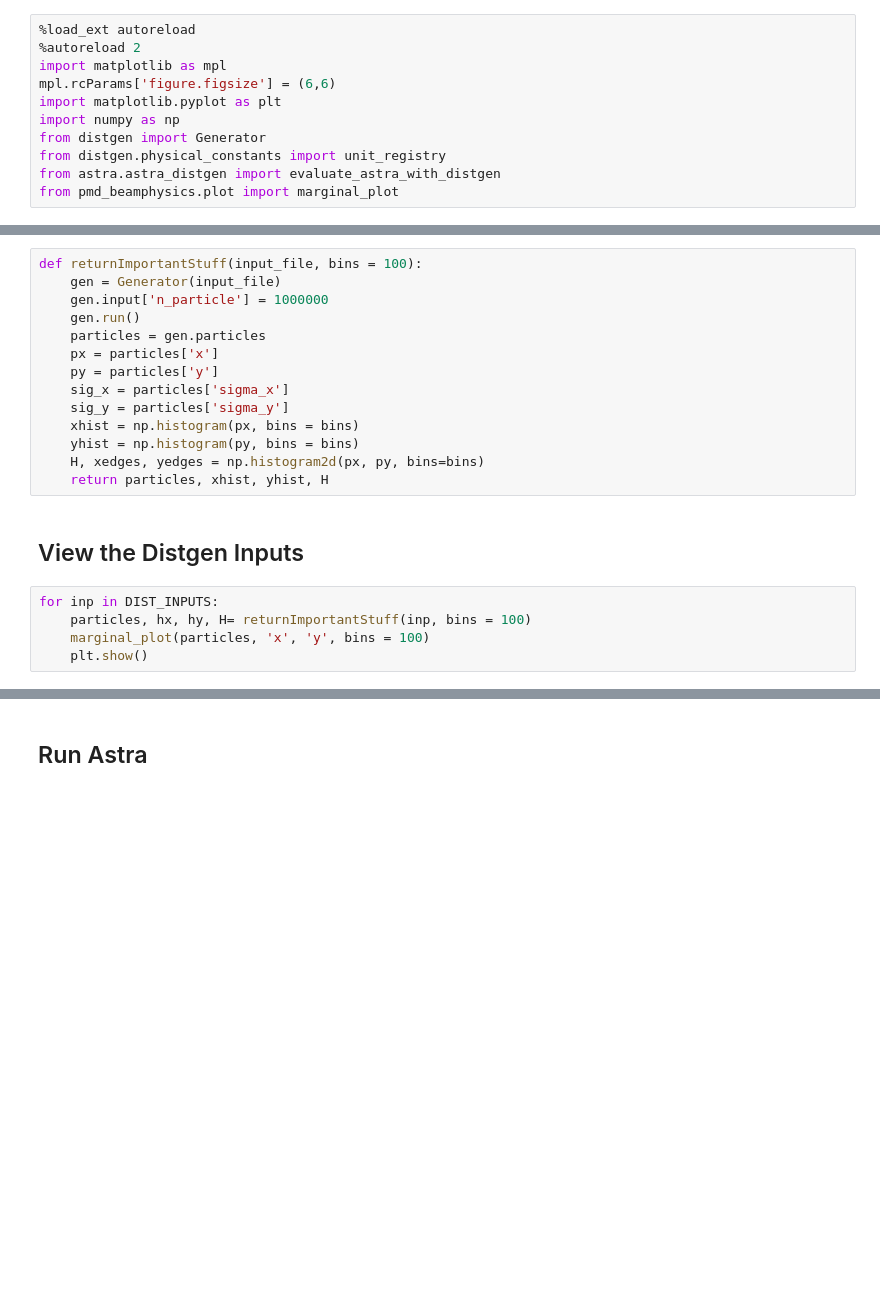
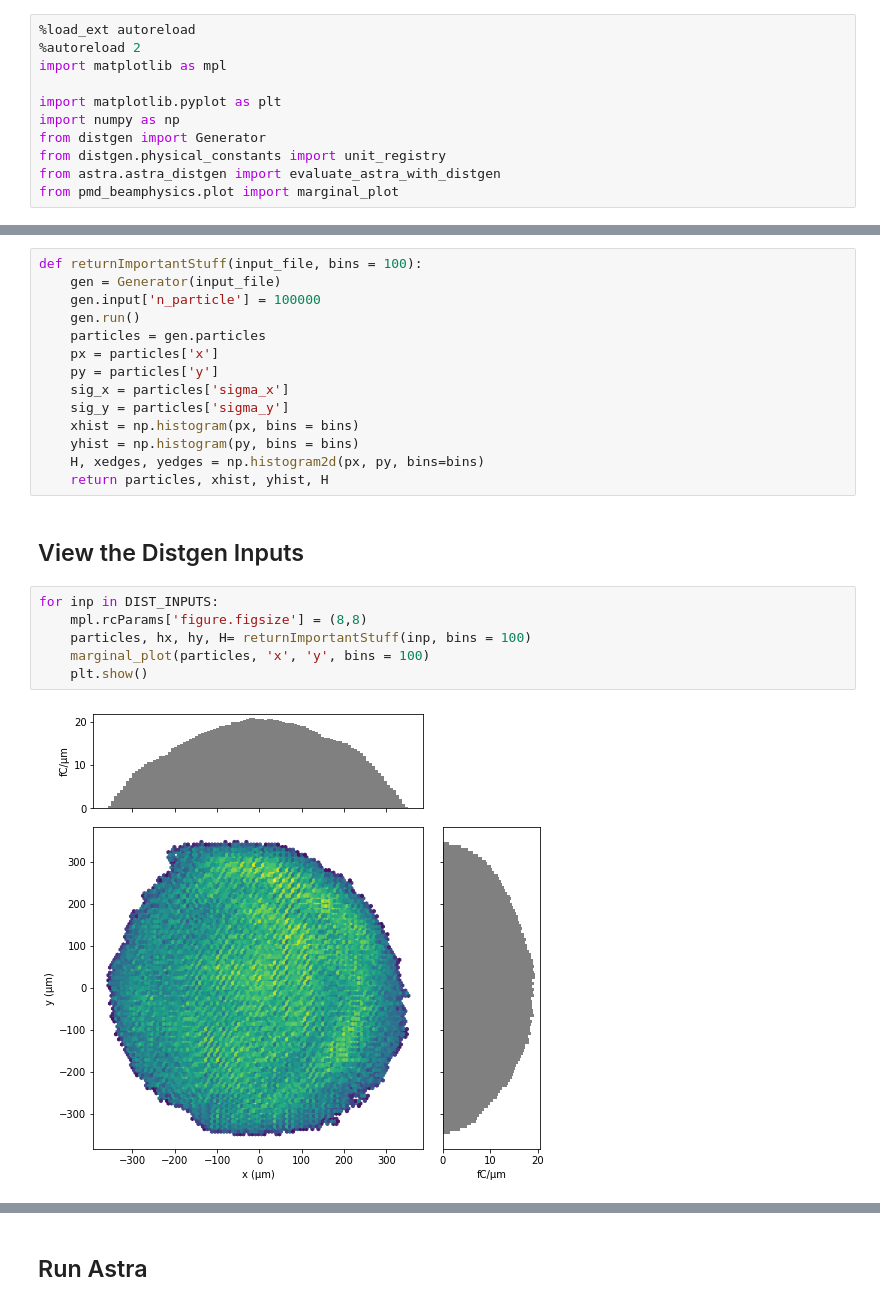
Before and after one commit to slaclab/lcls-sc-inj-surrogate, a Jupyter notebook: paper/AstraParticleInputShapeCompare.ipynb, the cells around one changed output, grey strips where cells are left out. Cells and saved outputs as stored; diff of their text form; blank space fills up the shorter version.

```diff
--- a/paper/AstraParticleInputShapeCompare.ipynb
+++ b/paper/AstraParticleInputShapeCompare.ipynb
@@ -2,7 +2,7 @@
 %load_ext autoreload
 %autoreload 2
 import matplotlib as mpl
-mpl.rcParams['figure.figsize'] = (6,6)
+
 import matplotlib.pyplot as plt
 import numpy as np
 from distgen import Generator
@@ -21,7 +21,7 @@ DIST_INPUTS = [VCC_IN, VCC_FILTERED_IN, SUPERG_IN, RMAX_IN, CIRC]
 # %%
 def returnImportantStuff(input_file, bins = 100):
     gen = Generator(input_file)
-    gen.input['n_particle'] = 1000000
+    gen.input['n_particle'] = 100000
     gen.run()
     particles = gen.particles
     px = particles['x']
@@ -36,6 +36,9 @@ def returnImportantStuff(input_file, bins = 100):
 ## View the Distgen Inputs
 # %%
 for inp in DIST_INPUTS:
+    mpl.rcParams['figure.figsize'] = (8,8)
     particles, hx, hy, H= returnImportantStuff(inp, bins = 100)
     marginal_plot(particles, 'x', 'y', bins = 100)
     plt.show()
+# %% [output]
+[figure, added]
```
Also changed, not shown: parts of 4 cells of this notebook, 1 other file.
